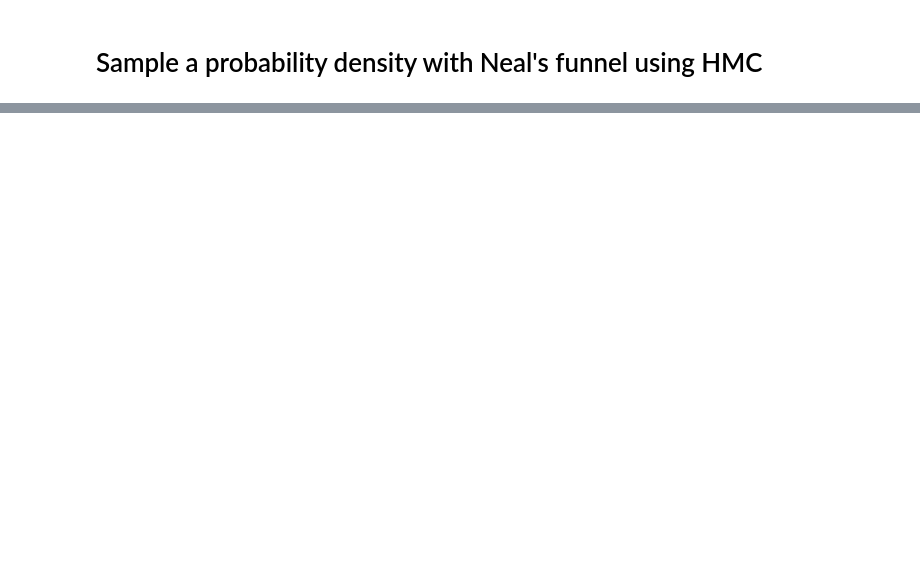
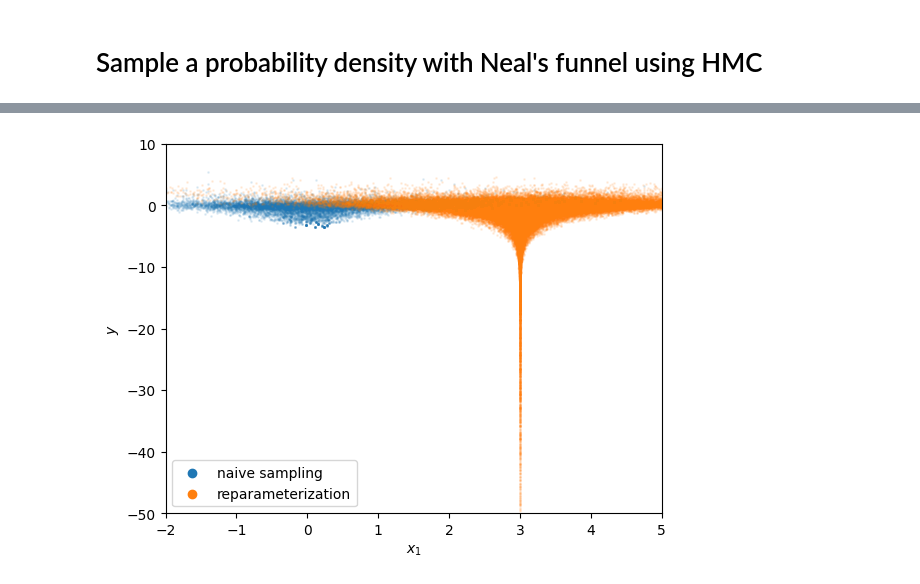
Before and after one commit to aiden-g12321/Neals_funnel, a Jupyter notebook: toy_example.ipynb, the cells around one changed output, grey strips where cells are left out. Cells and saved outputs as stored; diff of their text form; code cells hidden in the pictures; blank space fills up the shorter version.

```diff
--- a/toy_example.ipynb
+++ b/toy_example.ipynb
@@ -246,0 +106,39 @@ plt.show()
+# %%
+# standardize funnel for better sampling
+def neals_funnel_standardized():
+    x_standard = numpyro.sample('x_standard', dist.Normal().expand((x_dim,)))
+    y = numpyro.sample('y', dist.Cauchy(loc=Cauchy_x0, scale=Cauchy_gamma))
+    # y = numpyro.sample('y', dist.Uniform(-100., 10.))
+    x = x_standard * jnp.exp(y / 2)
+    numpyro.deterministic('x', x)
+    numpyro.factor('lnlike', lnlike(x))
+
+nuts_kernel_st = numpyro.infer.NUTS(neals_funnel_standardized,
+                                    dense_mass=True)
+mcmc_st = numpyro.infer.MCMC(sampler=nuts_kernel_st,
+                             num_warmup=int(1e4),
+                             num_samples=int(1e5))
+mcmc_st.run(jr.key(1))
+samples_dict_st = mcmc_st.get_samples()
+samples_st = np.concatenate((samples_dict_st['x'],
+                             samples_dict_st['y'][:, None]),
+                             axis=1)
+# %%
+# plot samples
+ndx1 = 0
+ndx2 = -1
+x_labels = np.array([rf'$x_{{{i}}}$' for i in np.arange(1, x_dim + 1)])
+labels = np.concatenate((x_labels, np.array([r'$y$'])))
+plt.scatter(samples[:, ndx1], samples[:, ndx2], s=1, alpha=0.1)
+plt.scatter(3 + samples_st[:, ndx1], samples_st[:, ndx2], s=1, alpha=0.1)
+plt.scatter([], [], color='C0', label='naive sampling')
+plt.scatter([], [], color='C1', label='reparameterization')
+plt.xlim(-200, 750)
+plt.xlabel(labels[ndx1])
+plt.ylabel(labels[ndx2])
+plt.xlim(-2, 5)
+plt.ylim(-50, 10)
+plt.legend()
+plt.show()
+# %% [output]
+[figure, added]
```
Also changed, not shown: parts of 39 cells of this notebook, 3 other files.
